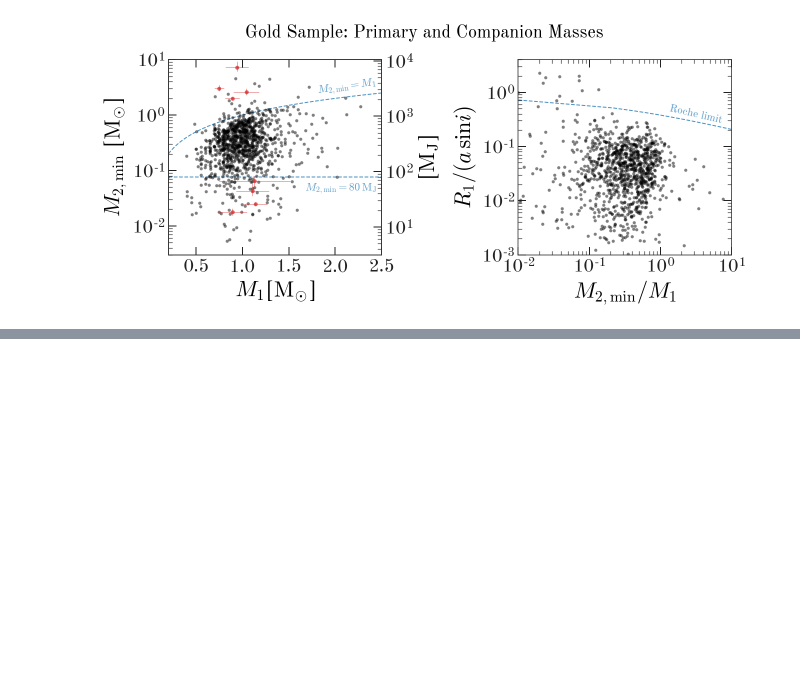
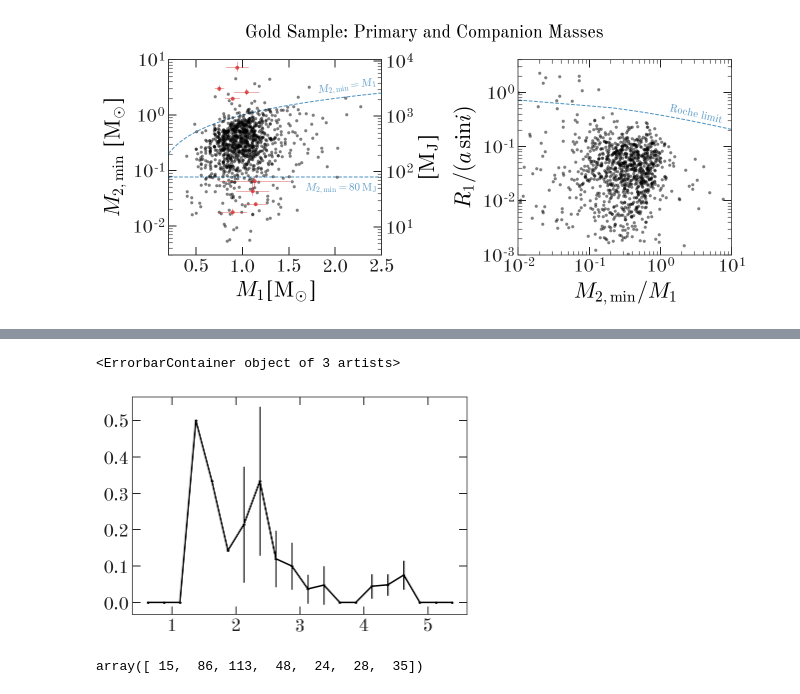
Before and after one commit to adrn/apogee-dr16-vac, a Jupyter notebook: notebooks/figures/Figure-gold-sample.ipynb, the cells around one changed output, grey strips where cells are left out. Saved outputs shown, nothing was run; the diff lists cells and outputs as text; code cells hidden in the pictures; blank space fills up the shorter version.

```diff
--- a/notebooks/figures/Figure-gold-sample.ipynb
+++ b/notebooks/figures/Figure-gold-sample.ipynb
@@ -257,0 +248,10 @@ fig.savefig(os.path.join(figure_path, 'm2_m1_roche.pdf'), dpi=250)
+# %%
+bimodal_frac = np.stack((bimodal['bimodal_mode_fraction'][::2],
+                         bimodal['bimodal_mode_fraction'][1::2])).T
+bimodal_e = np.stack((bimodal['MAP_e'][::2].value,
+                      bimodal['MAP_e'][1::2].value)).T
+bimodal_e = np.array([x[j] for j, x in zip(np.argmax(bimodal_frac, axis=1), bimodal_e)])
+bimodal_P = np.stack((bimodal['MAP_P'][::2].value,
+                      bimodal['MAP_P'][1::2].value)).T
+bimodal_P = np.array([x[j] for j, x in zip(np.argmax(bimodal_frac, axis=1), bimodal_P)])
+bimodal_logg = bimodal['LOGG'][::2]
@@ -257,0 +366,19 @@ fig.savefig(os.path.join(figure_path, 'm2_m1_roche.pdf'), dpi=250)
+# %%
+all_e = np.concatenate((gold['MAP_e'], bimodal_e))
+all_P = np.concatenate((gold['MAP_P'].value, bimodal_P))
+all_logg = np.concatenate((gold['LOGG'], bimodal_logg))
+
+PP_mask = (all_P > 50) & (all_P < 250)
+H1, xe = np.histogram(all_logg[(all_e < 0.05) & PP_mask],
+                      np.arange(0.5, 5.5+1e-3, 0.25))
+H2, xe = np.histogram(all_logg[PP_mask],
+                      np.arange(0.5, 5.5+1e-3, 0.25))
+xx = 0.5 * (xe[:-1] + xe[1:])
+# %%
+err = np.nanstd(np.random.poisson(H1, size=(10000, len(H1)))
+                / np.random.poisson(H2, size=(10000, len(H2))),
+                axis=0)
+plt.errorbar(xx, H1 / H2, err)
+# %% [output]
+<ErrorbarContainer object of 3 artists>
+[figure, added]
@@ -257,0 +397,4 @@ fig.savefig(os.path.join(figure_path, 'm2_m1_roche.pdf'), dpi=250)
+# %%
+count
+# %% [output]
+array([ 15,  86, 113,  48,  24,  28,  35])
```
Also changed, not shown: parts of 21 cells of this notebook, 3 other files.
